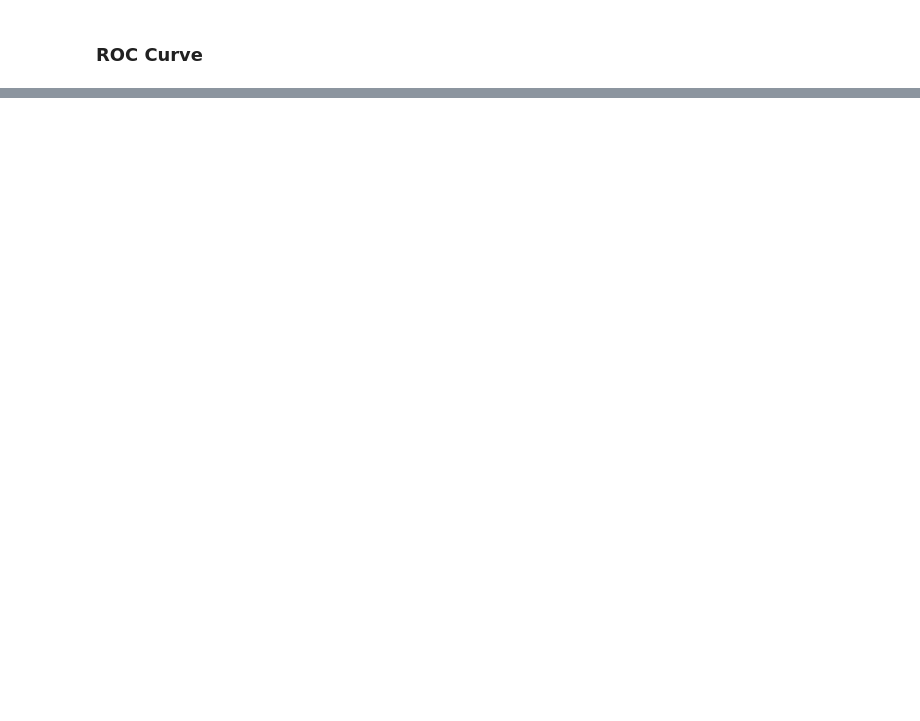
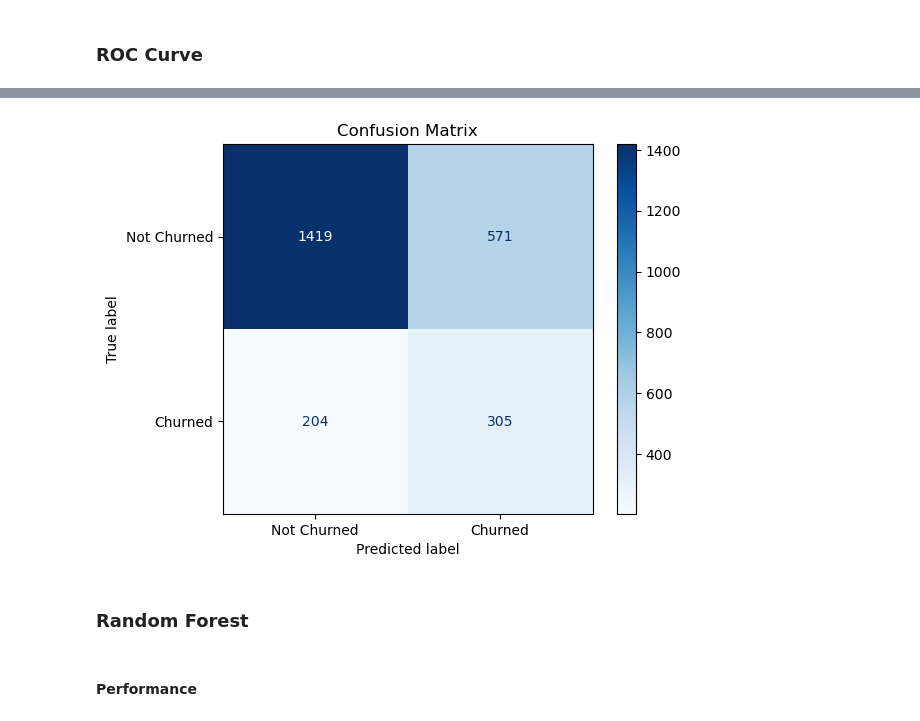
Before and after one commit to mpabbathi/churn-orbit, a Jupyter notebook: Models.ipynb, the cells around one changed output, grey strips where cells are left out. Drawn from its saved outputs; the diff is of its cells as text; code cells hidden in the pictures; blank space fills up the shorter version.

```diff
--- a/Models.ipynb
+++ b/Models.ipynb
@@ -336,0 +376,3 @@ plt.show()
+# %%
+# KNN
+y_pred_knn_test = knn_best_model.predict(X_test)
@@ -336,0 +381,14 @@ plt.show()
+# %%
+# Confusion Matrix
+cm_knn = confusion_matrix(y_test, y_pred_knn_test)
+print("Confusion Matrix:")
+print(cm_knn)
+
+# Classification Report
+print("\nClassification Report:")
+print(classification_report(y_test, y_pred_knn_test))
+
+# AUC (if the model supports predict_proba, which KNN does)
+y_pred_knn_proba_test = knn_best_model.predict_proba(X_test)[:, 1]
+auc_knn_test = roc_auc_score(y_test, y_pred_knn_proba_test)
+print(f"Test AUC: {auc_knn_test:.4f}")
@@ -336,0 +411,9 @@ plt.show()
+# %%
+disp = ConfusionMatrixDisplay(confusion_matrix=cm_knn, display_labels=['Not Churned', 'Churned'])
+disp.plot(cmap='Blues', values_format='d')
+plt.title("Confusion Matrix")
+plt.show()
+# %% [output]
+[figure, added]
+# %% [markdown]
+### Random Forest
@@ -336,0 +423,2 @@ plt.show()
+# %% [markdown]
+#### Performance
```
Also changed, not shown: parts of 15 cells of this notebook.
